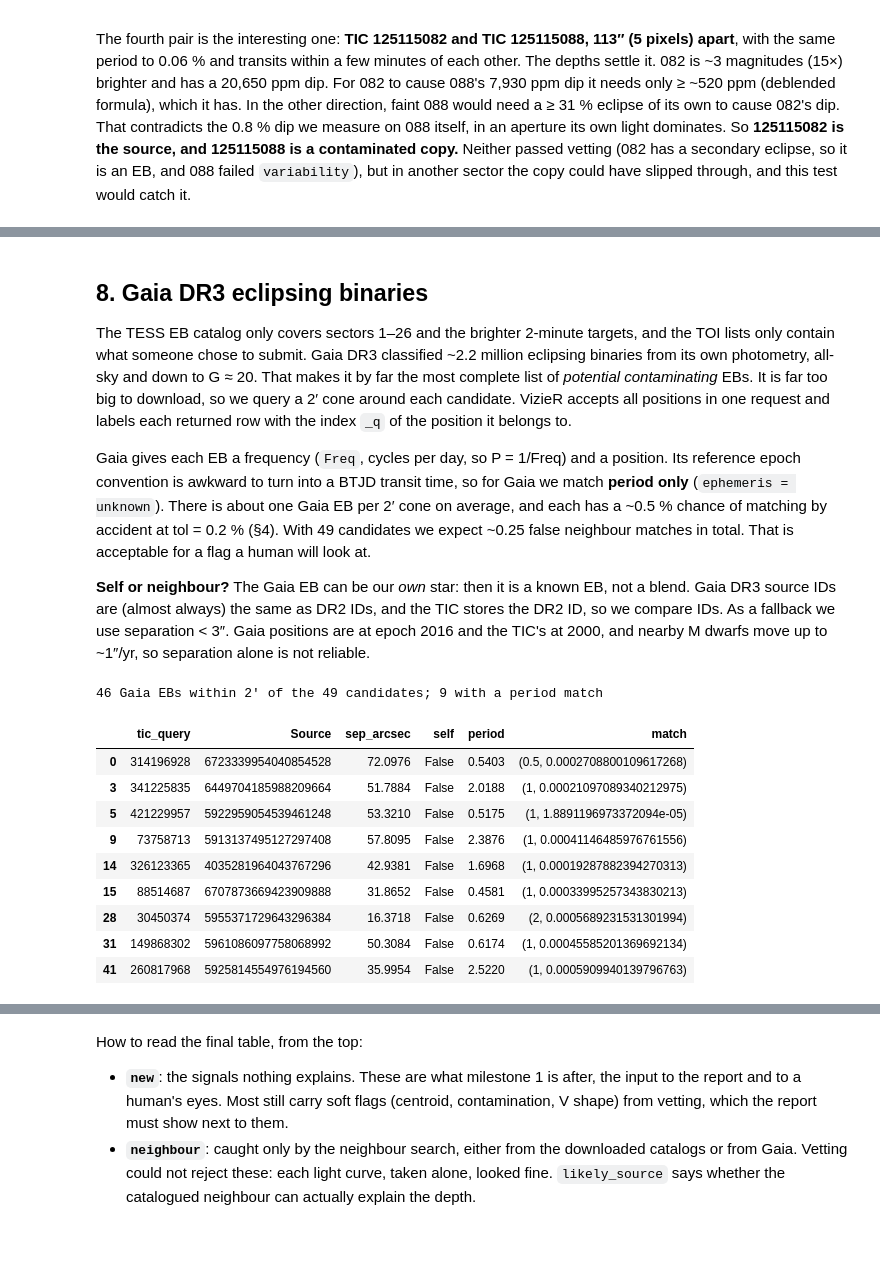
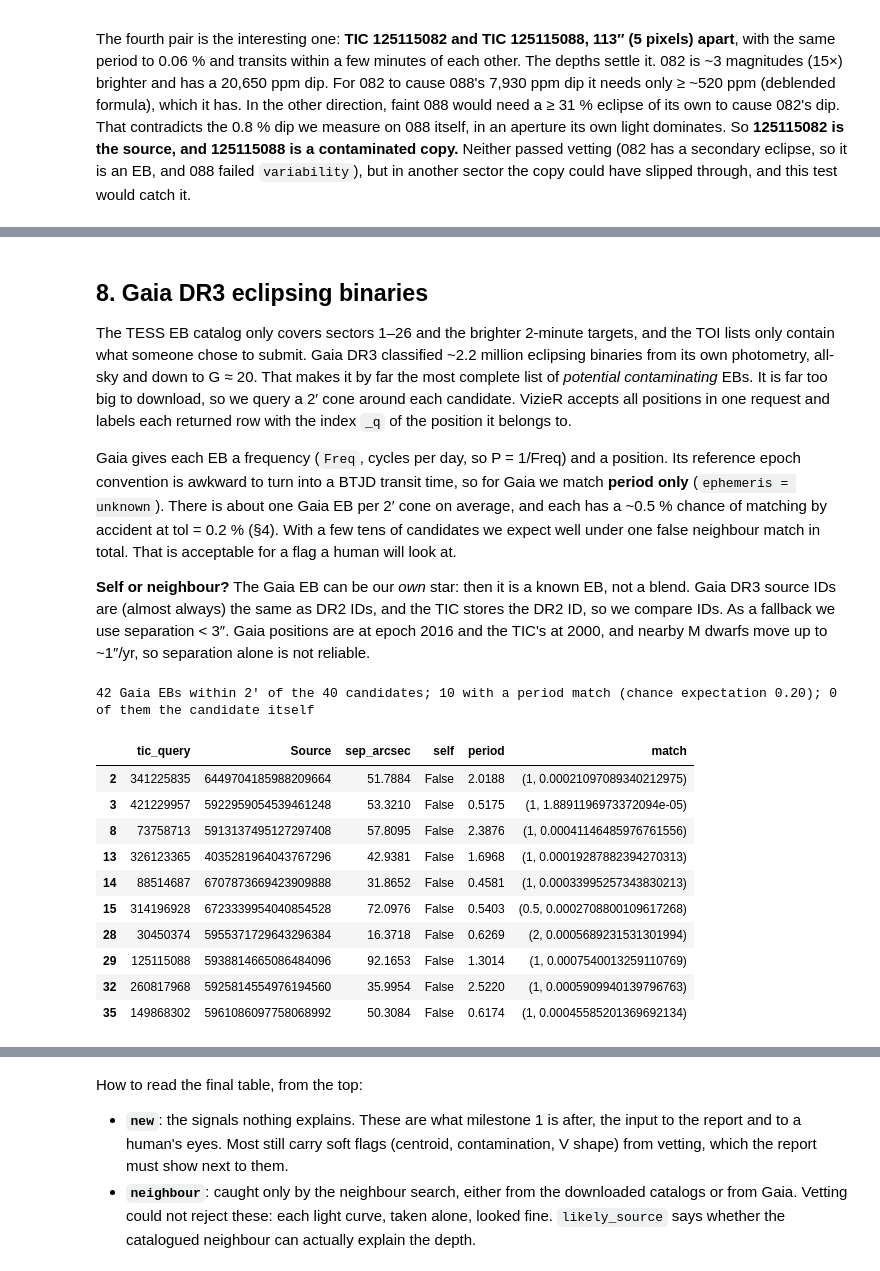
Before and after one commit to josejorgers/exoplanets-research, a Jupyter notebook: notebooks/pipeline-6-known-walkthrough.ipynb, the cells around one changed output, grey strips where cells are left out. Saved outputs shown, nothing was run; the diff lists cells and outputs as text; code cells hidden in the pictures; blank space fills up the shorter version.

```diff
--- a/notebooks/pipeline-6-known-walkthrough.ipynb
+++ b/notebooks/pipeline-6-known-walkthrough.ipynb
@@ -766,9 +764,9 @@ returned row with the index `_q` of the position it belongs to.
 Gaia gives each EB a frequency (`Freq`, cycles per day, so P = 1/Freq) and a position. Its
 reference epoch convention is awkward to turn into a BTJD transit time, so for Gaia we match
 **period only** (`ephemeris = unknown`). There is about one Gaia EB per 2′ cone on average,
-and each has a ~0.5 % chance of matching by accident at tol = 0.2 % (§4). With 49 candidates
-we expect ~0.25 false neighbour matches in total. That is acceptable for a flag a human will
-look at.
+and each has a ~0.5 % chance of matching by accident at tol = 0.2 % (§4). With a few tens of
+candidates we expect well under one false neighbour match in total. That is acceptable for a
+flag a human will look at.
 
 **Self or neighbour?** The Gaia EB can be our *own* star: then it is a known EB, not a blend.
 Gaia DR3 source IDs are (almost always) the same as DR2 IDs, and the TIC stores the DR2 ID, so
@@ -776,36 +774,37 @@ we compare IDs. As a fallback we use separation < 3″. Gaia positions are at ep
 TIC's at 2000, and nearby M dwarfs move up to ~1″/yr, so separation alone is not reliable.
 # %%
 def gaia_ebs_around(tics) -> pd.DataFrame:
-    path = KNOWN_DIR / f"gaia_veb_sector_{SECTOR}_notebook.parquet"
-    if path.exists():
-        return pd.read_parquet(path)
+    '''One VizieR request for all cones (~2 s). Not cached here: src/known.py caches per queried signal.'''
     sub = sig.loc[list(tics)]
     res = Vizier(columns=["Source", "RA_ICRS", "DE_ICRS", "Freq"], row_limit=-1).query_region(
         SkyCoord(sub["ra"].values, sub["dec"].values, unit="deg"), radius=NEIGHBOUR_RADIUS, catalog="I/358/veb")
     g = res[0].to_pandas() if len(res) else pd.DataFrame(columns=["_q", "Source", "RA_ICRS", "DE_ICRS", "Freq"])
     g["tic_query"] = sub.index.values[g["_q"].astype(int) - 1]  # _q is 1-based
-    g.to_parquet(path, index=False)
     return g
 
 
 gaia = gaia_ebs_around(cand.index)
 gaia["period"] = 1 / gaia["Freq"]
 gaia["sep_arcsec"] = SkyCoord(gaia.RA_ICRS.values, gaia.DE_ICRS.values, unit="deg").separation(
     SkyCoord(sig.loc[gaia.tic_query, "ra"].values, sig.loc[gaia.tic_query, "dec"].values, unit="deg")).arcsec
 gaia["self"] = (gaia["Source"].astype("int64").values == sig.loc[gaia.tic_query, "gaia_dr2_id"].astype("int64").values) | (gaia["sep_arcsec"] < 3)
 gaia["match"] = [period_ratio(sig.loc[t, "period"], p) for t, p in zip(gaia.tic_query, gaia.period)]
-print(f"{len(gaia)} Gaia EBs within 2' of the {len(cand)} candidates; {gaia['match'].notna().sum()} with a period match")
+n_match = gaia["match"].notna().sum()
+expected = len(gaia) * 5 * 2 * PERIOD_TOL / np.log(13 / 0.2)  # chance matches (§4)
+print(f"{len(gaia)} Gaia EBs within 2' of the {len(cand)} candidates; {n_match} with a period match "
+      f"(chance expectation {expected:.2f}); {int(gaia.loc[gaia['match'].notna(), 'self'].sum())} of them the candidate itself")
 gaia[gaia["match"].notna()][["tic_query", "Source", "sep_arcsec", "self", "period", "match"]].round(4)
 # %% [output]
-46 Gaia EBs within 2' of the 49 candidates; 9 with a period match
+42 Gaia EBs within 2' of the 40 candidates; 10 with a period match (chance expectation 0.20); 0 of them the candidate itself
 |  | tic_query | Source | sep_arcsec | self | period | match |
-| 0 | 314196928 | 6723339954040854528 | 72.0976 | False | 0.5403 | (0.5, 0.0002708800109617268) |
-| 3 | 341225835 | 6449704185988209664 | 51.7884 | False | 2.0188 | (1, 0.00021097089340212975) |
-| 5 | 421229957 | 5922959054539461248 | 53.3210 | False | 0.5175 | (1, 1.8891196973372094e-05) |
-| 9 | 73758713 | 5913137495127297408 | 57.8095 | False | 2.3876 | (1, 0.00041146485976761556) |
-| 14 | 326123365 | 4035281964043767296 | 42.9381 | False | 1.6968 | (1, 0.00019287882394270313) |
-| 15 | 88514687 | 6707873669423909888 | 31.8652 | False | 0.4581 | (1, 0.00033995257343830213) |
+| 2 | 341225835 | 6449704185988209664 | 51.7884 | False | 2.0188 | (1, 0.00021097089340212975) |
+| 3 | 421229957 | 5922959054539461248 | 53.3210 | False | 0.5175 | (1, 1.8891196973372094e-05) |
+| 8 | 73758713 | 5913137495127297408 | 57.8095 | False | 2.3876 | (1, 0.00041146485976761556) |
+| 13 | 326123365 | 4035281964043767296 | 42.9381 | False | 1.6968 | (1, 0.00019287882394270313) |
+| 14 | 88514687 | 6707873669423909888 | 31.8652 | False | 0.4581 | (1, 0.00033995257343830213) |
+| 15 | 314196928 | 6723339954040854528 | 72.0976 | False | 0.5403 | (0.5, 0.0002708800109617268) |
 | 28 | 30450374 | 5955371729643296384 | 16.3718 | False | 0.6269 | (2, 0.0005689231531301994) |
-| 31 | 149868302 | 5961086097758068992 | 50.3084 | False | 0.6174 | (1, 0.00045585201369692134) |
-| 41 | 260817968 | 5925814554976194560 | 35.9954 | False | 2.5220 | (1, 0.0005909940139796763) |
+| 29 | 125115088 | 5938814665086484096 | 92.1653 | False | 1.3014 | (1, 0.0007540013259110769) |
+| 32 | 260817968 | 5925814554976194560 | 35.9954 | False | 2.5220 | (1, 0.0005909940139796763) |
+| 35 | 149868302 | 5961086097758068992 | 50.3084 | False | 0.6174 | (1, 0.00045585201369692134) |
 # %% [markdown]
```
Also changed, not shown: parts of 8 cells of this notebook, 6 other files.
